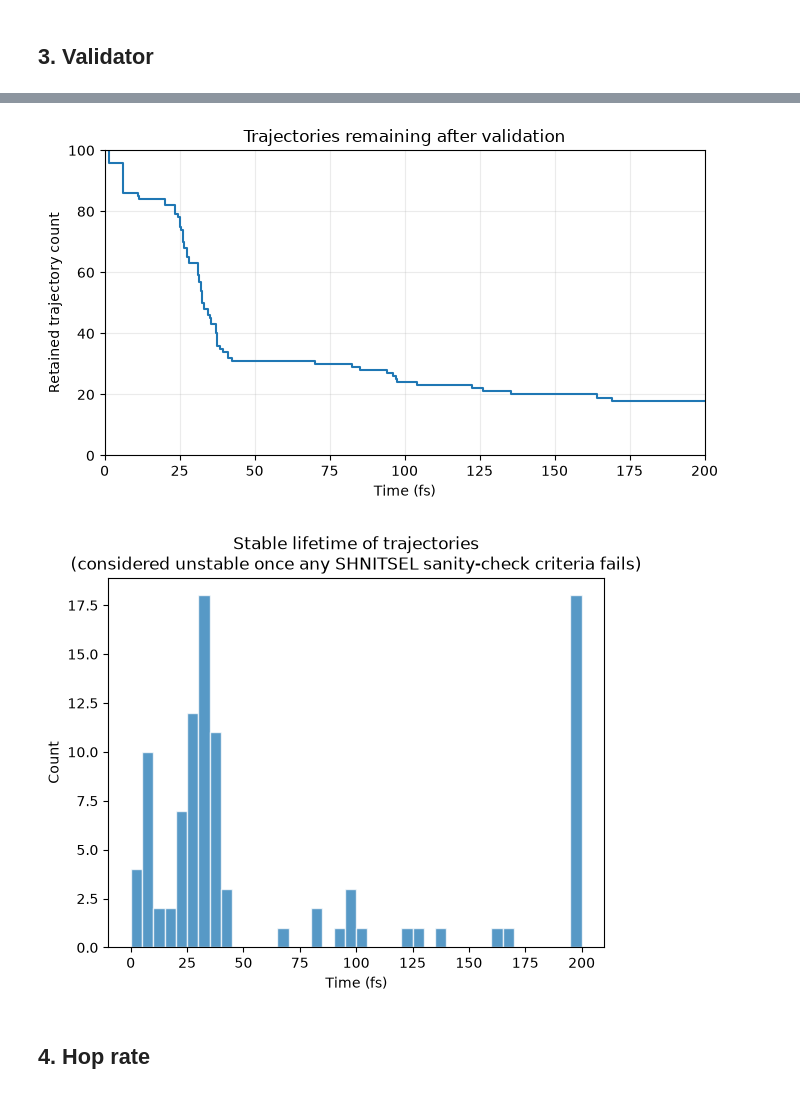
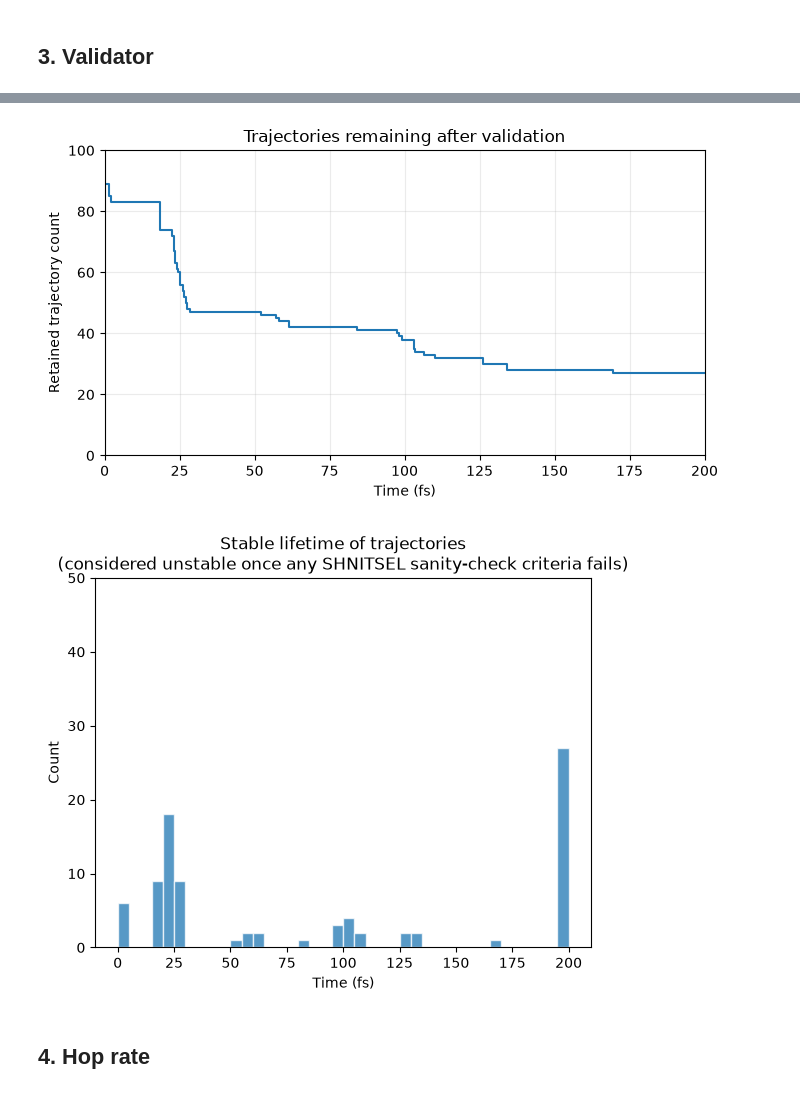
Before and after one commit to yoghurtfork/X-MACE-sampling, a Jupyter notebook: sharc/traj_analyser.ipynb, the cells around one changed output, grey strips where cells are left out. Saved outputs shown, nothing was run; the diff lists cells and outputs as text; code cells hidden in the pictures.

Commit message:
Edit SHARC results plot

```diff
--- a/sharc/traj_analyser.ipynb
+++ b/sharc/traj_analyser.ipynb
@@ -11,7 +11,7 @@ import matplotlib.pyplot as plt
 
 # Run from the repository root or sharc/. Change this for another SHARC run.
 SEARCH_ROOT = Path("sharc") if Path("sharc").is_dir() else Path(".")
-RUN_DIRECTORY = "ethene_06_augmented_grid_1000k"
+RUN_DIRECTORY = "ethene_molcas"
 TRAJECTORY_CUTOFF_TIME_FS = 200.0
 
 # shnitsel.sanity_check defaults: Å for lengths and eV for energies.
@@ -315,15 +315,16 @@ ax.step(survival_time_fs, retained_counts, where="post")
 ax.set(xlabel="Time (fs)", ylabel="Retained trajectory count", ylim=(0, 100), xlim=(0, TRAJECTORY_CUTOFF_TIME_FS), title="Trajectories remaining after validation")
 ax.grid(alpha=.25); fig.tight_layout(); plt.show()
 # %% [output]
-[figure, old version]
+[figure, new version]
 # %%
 plt.hist(retained_end_times, bins=np.arange(0, TRAJECTORY_CUTOFF_TIME_FS + 1, 5), color="tab:blue", alpha=0.75, edgecolor="white")
+plt.ylim(0,50)
 plt.xlabel("Time (fs)")
 plt.ylabel("Count")
 plt.title("Stable lifetime of trajectories\n(considered unstable once any SHNITSEL sanity-check criteria fails)")
 plt.show()
 # %% [output]
-[figure, old version]
+[figure, new version]
 # %% [markdown]
 ## 4. Hop rate
 # %%
```
Also changed, not shown: parts of 8 cells of this notebook.
